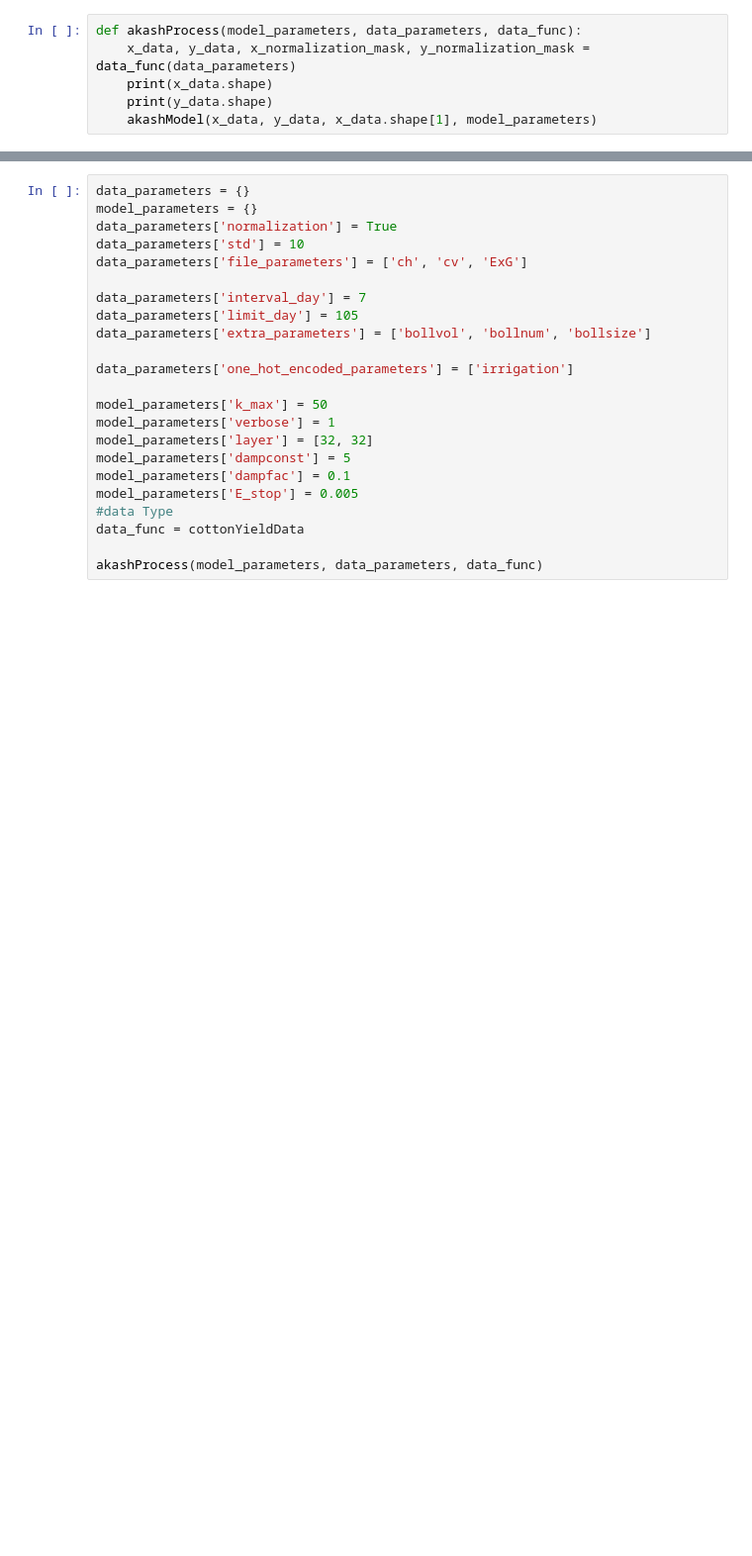
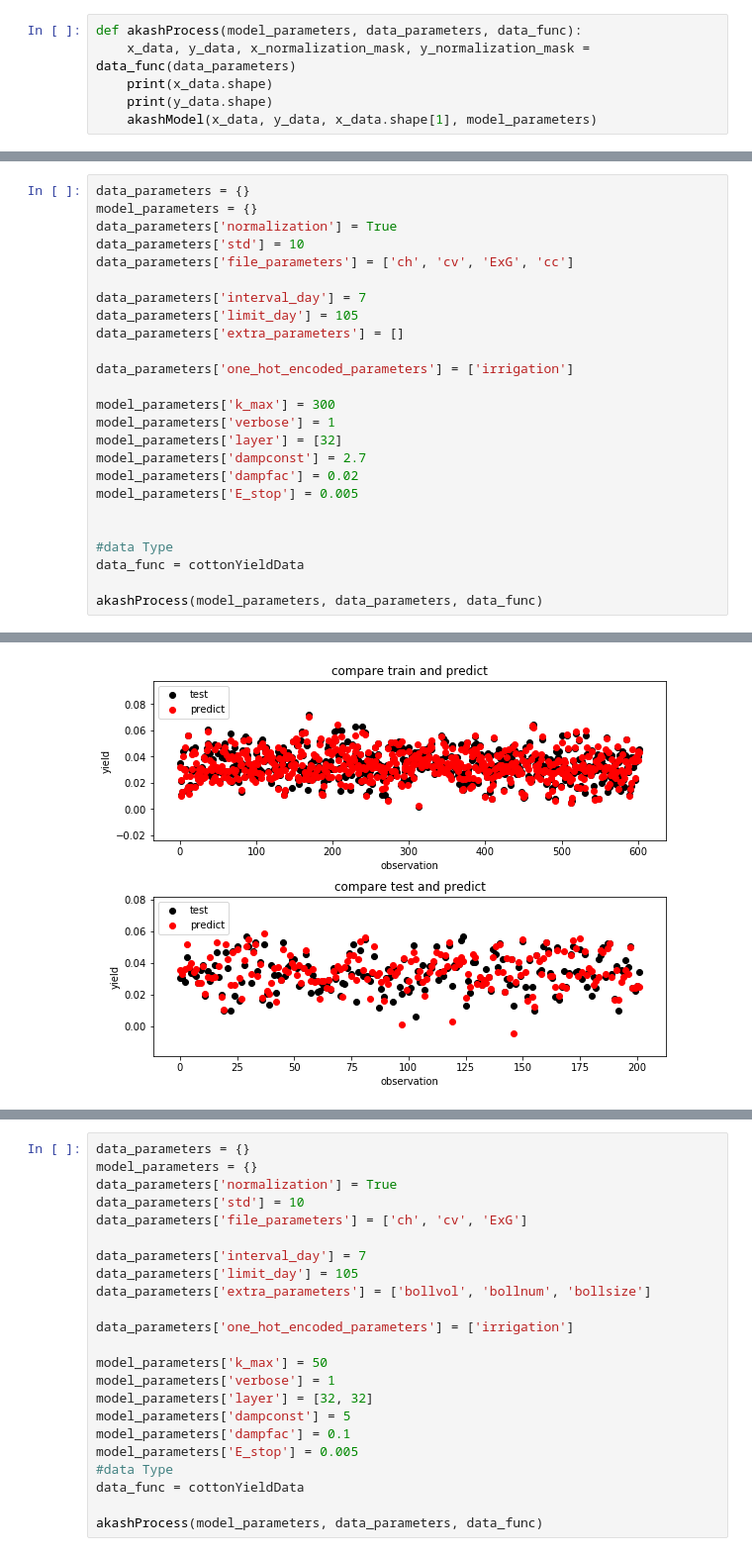
Before and after one commit to pvhau169/Cotton_Predict_Yield, a Jupyter notebook: predictCottonYield.ipynb, the cells around one changed output, grey strips where cells are left out. Shown at 99% size. Cells and saved outputs as stored; diff of their text form; blank space fills up the shorter version.

```diff
--- a/predictCottonYield.ipynb
+++ b/predictCottonYield.ipynb
@@ -231,0 +276,26 @@ def akashProcess(model_parameters, data_parameters, data_func):
+# %%
+data_parameters = {}
+model_parameters = {}
+data_parameters['normalization'] = True
+data_parameters['std'] = 10
+data_parameters['file_parameters'] = ['ch', 'cv', 'ExG', 'cc']
+
+data_parameters['interval_day'] = 7
+data_parameters['limit_day'] = 105
+data_parameters['extra_parameters'] = []
+
+data_parameters['one_hot_encoded_parameters'] = ['irrigation']
+
+model_parameters['k_max'] = 300
+model_parameters['verbose'] = 1
+model_parameters['layer'] = [32]
+model_parameters['dampconst'] = 2.7
+model_parameters['dampfac'] = 0.02
+model_parameters['E_stop'] = 0.005
+
+
+#data Type
+data_func = cottonYieldData
+
+akashProcess(model_parameters, data_parameters, data_func)
+# %% [output]
@@ -231,0 +319 @@ def akashProcess(model_parameters, data_parameters, data_func):
+[figure, added]
```
Also changed, not shown: parts of 7 cells of this notebook, 1 other file.
